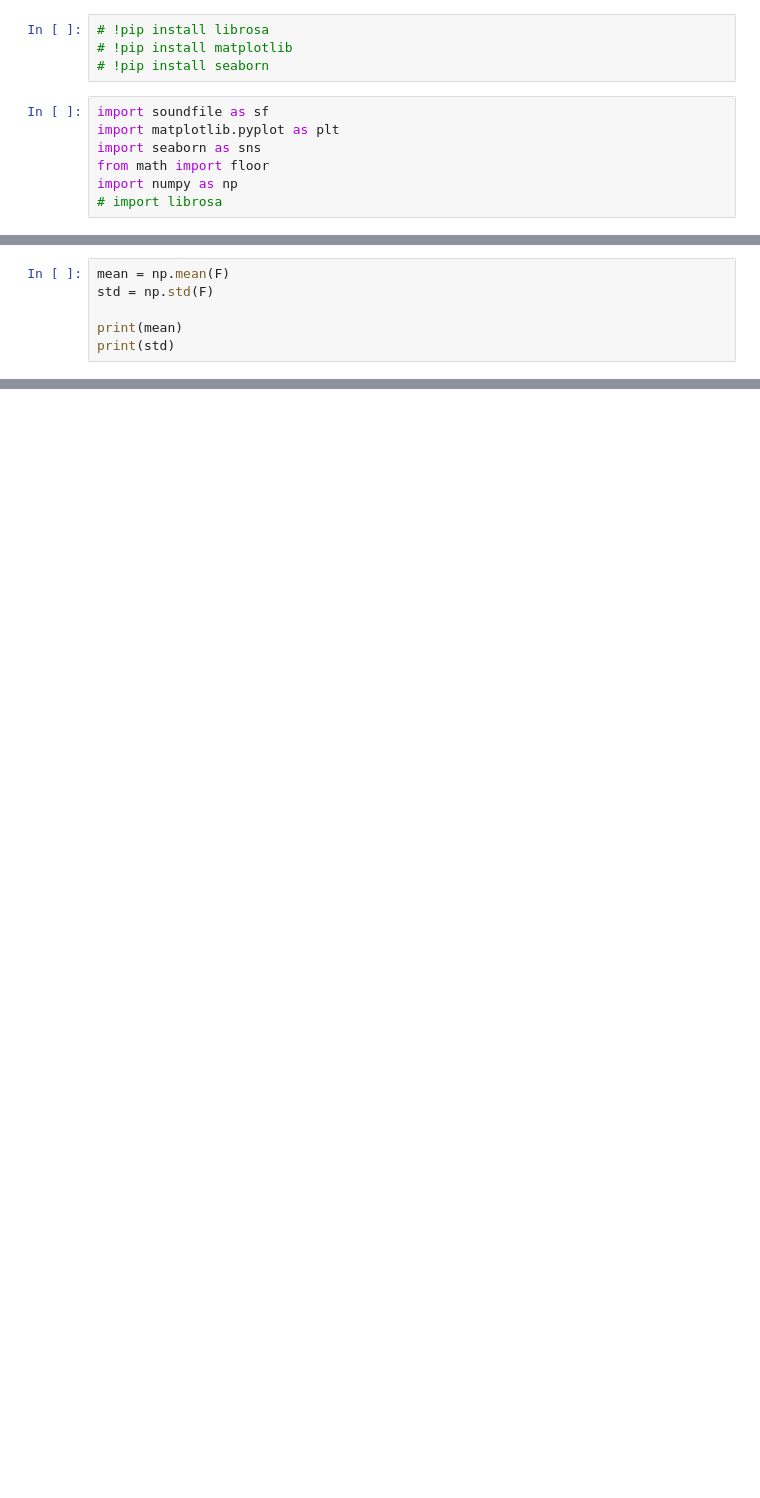
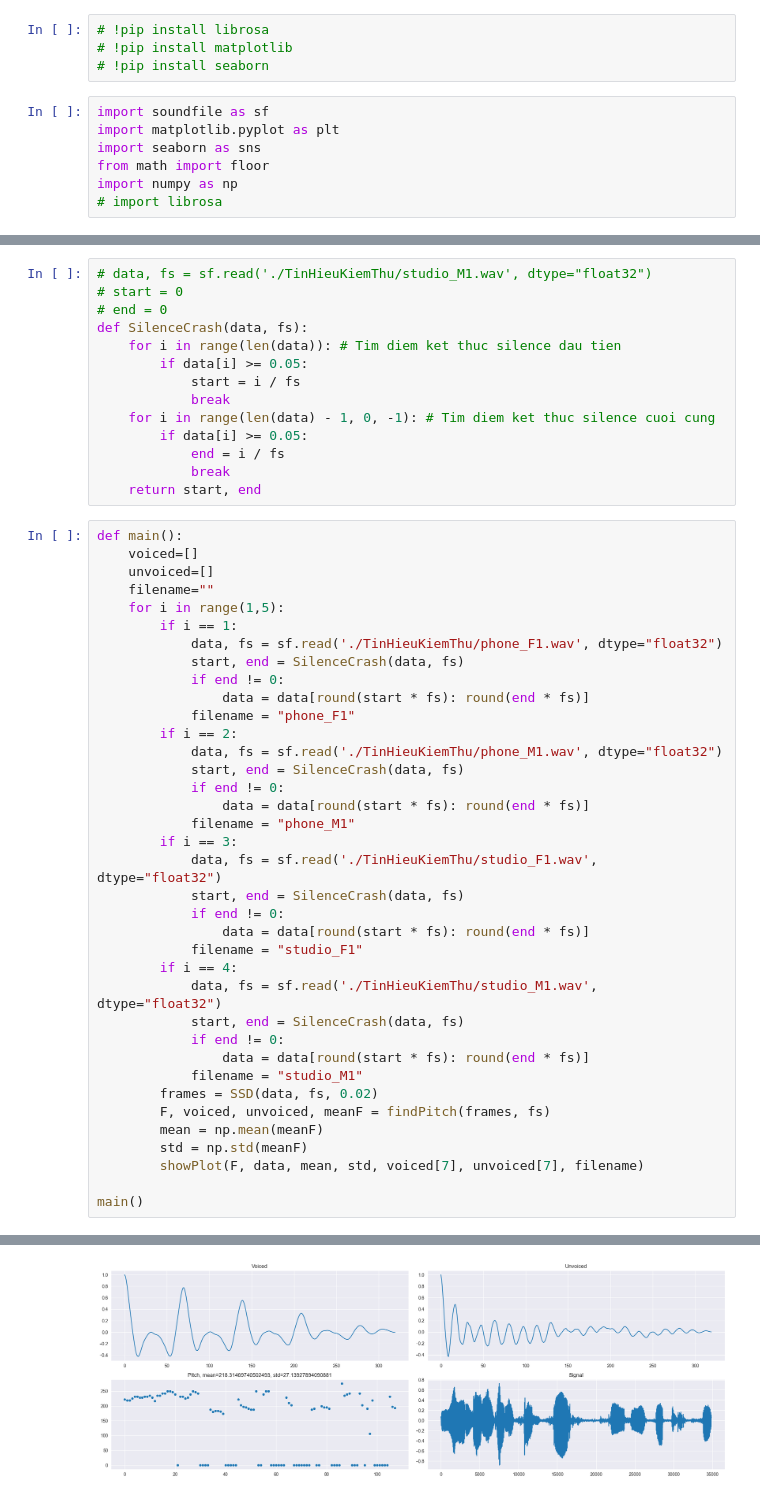
Before and after one commit to Hitori-Hellen/SignalProcessing-University, a Jupyter notebook: ThiGK.ipynb, the cells around one changed output, grey strips where cells are left out. Cells and saved outputs as stored; diff of their text form; blank space fills up the shorter version.

```diff
--- a/ThiGK.ipynb
+++ b/ThiGK.ipynb
@@ -172,6 +86,0 @@ len(F)
-# %%
-mean = np.mean(F)
-std = np.std(F)
-
-print(mean)
-print(std)
@@ -208,0 +119,52 @@ ls
+# %%
+# data, fs = sf.read('./TinHieuKiemThu/studio_M1.wav', dtype="float32")
+# start = 0
+# end = 0
+def SilenceCrash(data, fs):
+    for i in range(len(data)): # Tim diem ket thuc silence dau tien
+        if data[i] >= 0.05:
+            start = i / fs
+            break
+    for i in range(len(data) - 1, 0, -1): # Tim diem ket thuc silence cuoi cung
+        if data[i] >= 0.05:
+            end = i / fs
+            break
+    return start, end
+# %%
+def main():
+    voiced=[]
+    unvoiced=[]
+    filename=""
+    for i in range(1,5):
+        if i == 1:
+            data, fs = sf.read('./TinHieuKiemThu/phone_F1.wav', dtype="float32")
+            start, end = SilenceCrash(data, fs)
+            if end != 0:
+                data = data[round(start * fs): round(end * fs)]
+            filename = "phone_F1"
+        if i == 2:
+            data, fs = sf.read('./TinHieuKiemThu/phone_M1.wav', dtype="float32")
+            start, end = SilenceCrash(data, fs)
+            if end != 0:
+                data = data[round(start * fs): round(end * fs)]
+            filename = "phone_M1"
+        if i == 3:
+            data, fs = sf.read('./TinHieuKiemThu/studio_F1.wav', dtype="float32")
+            start, end = SilenceCrash(data, fs)
+            if end != 0:
+                data = data[round(start * fs): round(end * fs)]
+            filename = "studio_F1"
+        if i == 4:
+            data, fs = sf.read('./TinHieuKiemThu/studio_M1.wav', dtype="float32")
+            start, end = SilenceCrash(data, fs)
+            if end != 0:
+                data = data[round(start * fs): round(end * fs)]
+            filename = "studio_M1"
+        frames = SSD(data, fs, 0.02)
+        F, voiced, unvoiced, meanF = findPitch(frames, fs)
+        mean = np.mean(meanF)
+        std = np.std(meanF)
+        showPlot(F, data, mean, std, voiced[7], unvoiced[7], filename)
+
+main()
+# %% [output]
@@ -208,0 +172 @@ ls
+[figure, added]
```
Also changed, not shown: parts of 18 cells of this notebook.
